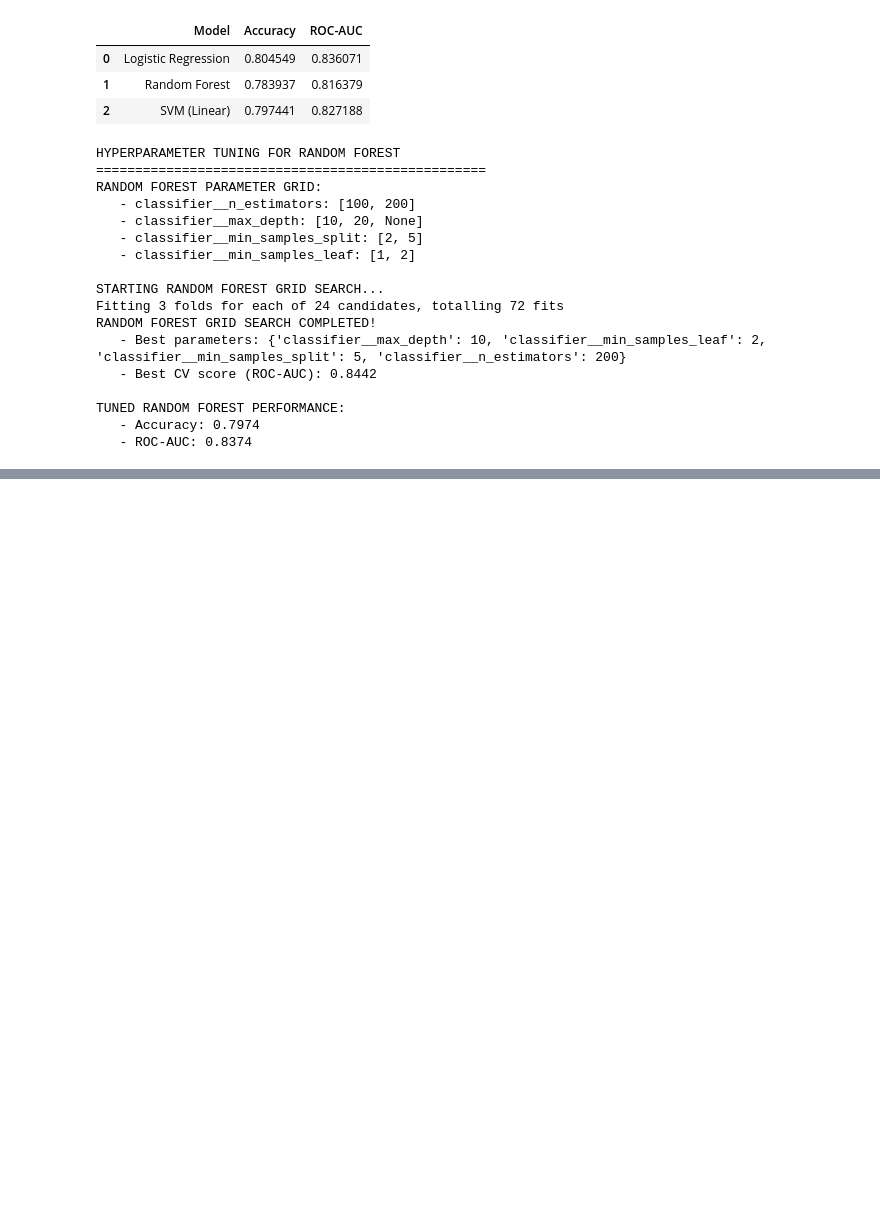
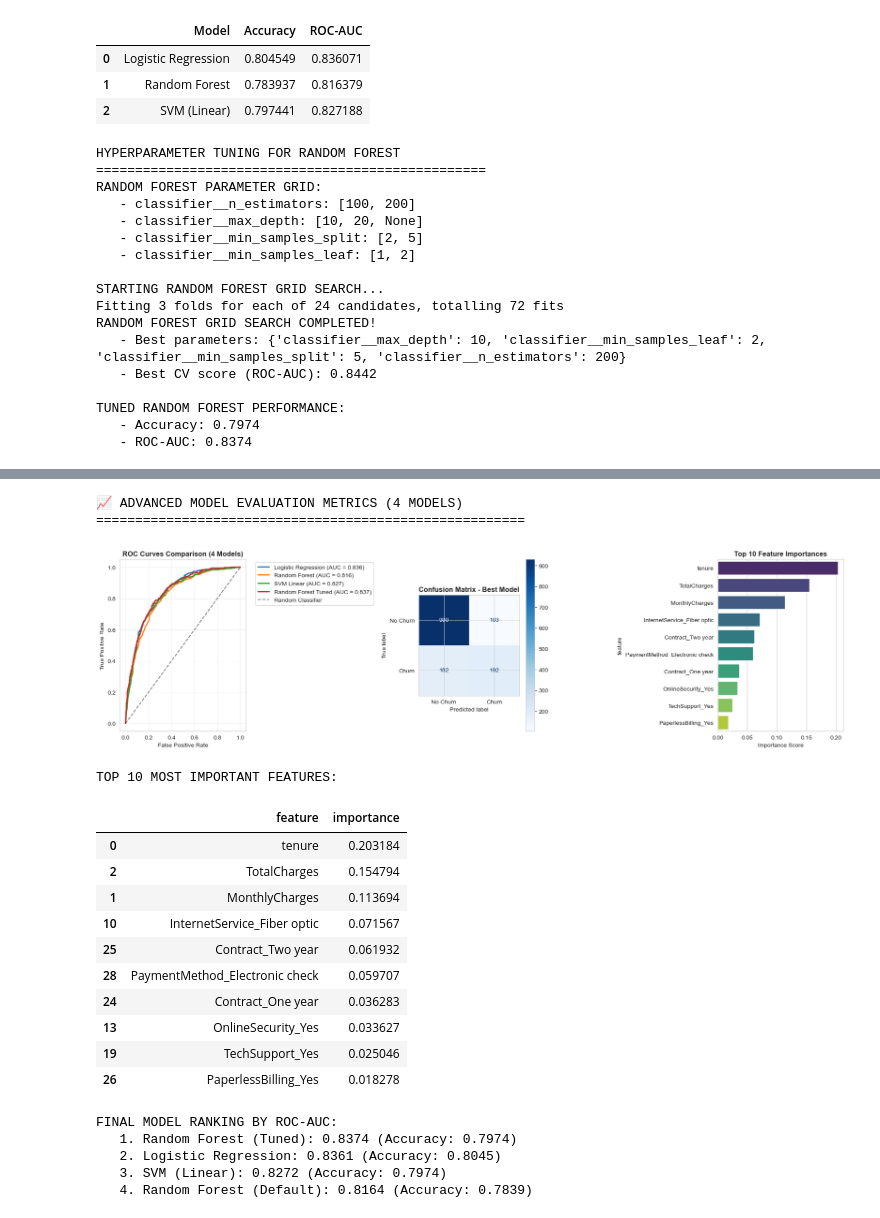
Before and after one commit to MariaImran2023/Telco-customer-churn, a Jupyter notebook: telco_churn_notebook.ipynb, the cells around one changed output, grey strips where cells are left out. Drawn from its saved outputs; the diff is of its cells as text; code cells hidden in the pictures; blank space fills up the shorter version.

```diff
--- a/telco_churn_notebook.ipynb
+++ b/telco_churn_notebook.ipynb
@@ -709,0 +727,74 @@ for model, model_type in model_types.items():
+# %%
+print("📈 ADVANCED MODEL EVALUATION METRICS (4 MODELS)")
+print("=" * 55)
+
+final_model = best_rf
+
+plt.figure(figsize=(18, 5))
+
+plt.subplot(1, 3, 1)
+# ROC curve for all models
+fpr_lr, tpr_lr, _ = roc_curve(y_test, y_proba_lr)
+fpr_rf, tpr_rf, _ = roc_curve(y_test, y_proba_rf)
+fpr_svm, tpr_svm, _ = roc_curve(y_test, y_proba_svm)
+fpr_best, tpr_best, _ = roc_curve(y_test, y_proba_best_rf)
+
+plt.plot(fpr_lr, tpr_lr, label=f'Logistic Regression (AUC = {lr_roc_auc:.3f})', linewidth=2)
+plt.plot(fpr_rf, tpr_rf, label=f'Random Forest (AUC = {rf_roc_auc:.3f})', linewidth=2)
+plt.plot(fpr_svm, tpr_svm, label=f'SVM Linear (AUC = {svm_roc_auc:.3f})', linewidth=2)
+plt.plot(fpr_best, tpr_best, label=f'Random Forest Tuned (AUC = {best_rf_roc_auc:.3f})', linewidth=2)
+plt.plot([0, 1], [0, 1], 'k--', label='Random Classifier', alpha=0.5)
+plt.xlabel('False Positive Rate')
+plt.ylabel('True Positive Rate')
+plt.title('ROC Curves Comparison (4 Models)', fontweight='bold')
+plt.legend(bbox_to_anchor=(1.05, 1), loc='upper left')
+plt.grid(True, alpha=0.3)
+
+plt.subplot(1, 3, 2)
+cm = confusion_matrix(y_test, y_pred_best_rf)
+disp = ConfusionMatrixDisplay(confusion_matrix=cm, display_labels=['No Churn', 'Churn'])
+disp.plot(cmap='Blues', ax=plt.gca())
+plt.title('Confusion Matrix - Best Model', fontweight='bold')
+
+plt.subplot(1, 3, 3)
+feature_importances = final_model.named_steps['classifier'].feature_importances_
+feature_importance_df = pd.DataFrame({
+    'feature': feature_names,
+    'importance': feature_importances
+}).sort_values('importance', ascending=False).head(10)
+
+sns.barplot(data=feature_importance_df, y='feature', x='importance', palette='viridis')
+plt.title('Top 10 Feature Importances', fontweight='bold')
+plt.xlabel('Importance Score')
+
+plt.tight_layout()
+plt.show()
+
+print("TOP 10 MOST IMPORTANT FEATURES:")
+display(feature_importance_df)
+
+print(f"\nFINAL MODEL RANKING BY ROC-AUC:")
+ranked_models = model_comparison.sort_values('ROC-AUC', ascending=False)
+for i, (idx, row) in enumerate(ranked_models.iterrows(), 1):
+    print(f"   {i}. {row['Model']}: {row['ROC-AUC']:.4f} (Accuracy: {row['Accuracy']:.4f})")
+# %% [output]
+📈 ADVANCED MODEL EVALUATION METRICS (4 MODELS)
+=======================================================
+[figure, added]
+TOP 10 MOST IMPORTANT FEATURES:
+|  | feature | importance |
+| 0 | tenure | 0.203184 |
+| 2 | TotalCharges | 0.154794 |
+| 1 | MonthlyCharges | 0.113694 |
+| 10 | InternetService_Fiber optic | 0.071567 |
+| 25 | Contract_Two year | 0.061932 |
+| 28 | PaymentMethod_Electronic check | 0.059707 |
+| 24 | Contract_One year | 0.036283 |
+| 13 | OnlineSecurity_Yes | 0.033627 |
+| 19 | TechSupport_Yes | 0.025046 |
+| 26 | PaperlessBilling_Yes | 0.018278 |
+FINAL MODEL RANKING BY ROC-AUC:
+   1. Random Forest (Tuned): 0.8374 (Accuracy: 0.7974)
+   2. Logistic Regression: 0.8361 (Accuracy: 0.8045)
+   3. SVM (Linear): 0.8272 (Accuracy: 0.7974)
+   4. Random Forest (Default): 0.8164 (Accuracy: 0.7839)
```
Also changed, not shown: parts of 3 cells of this notebook.
